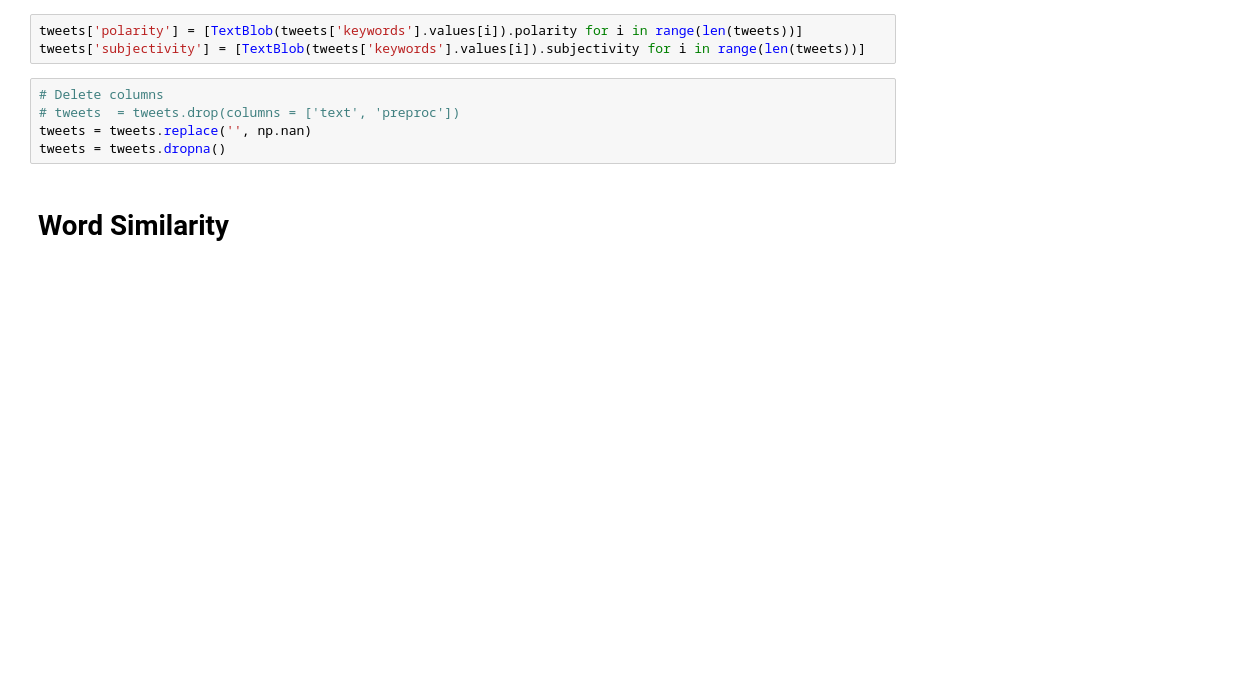
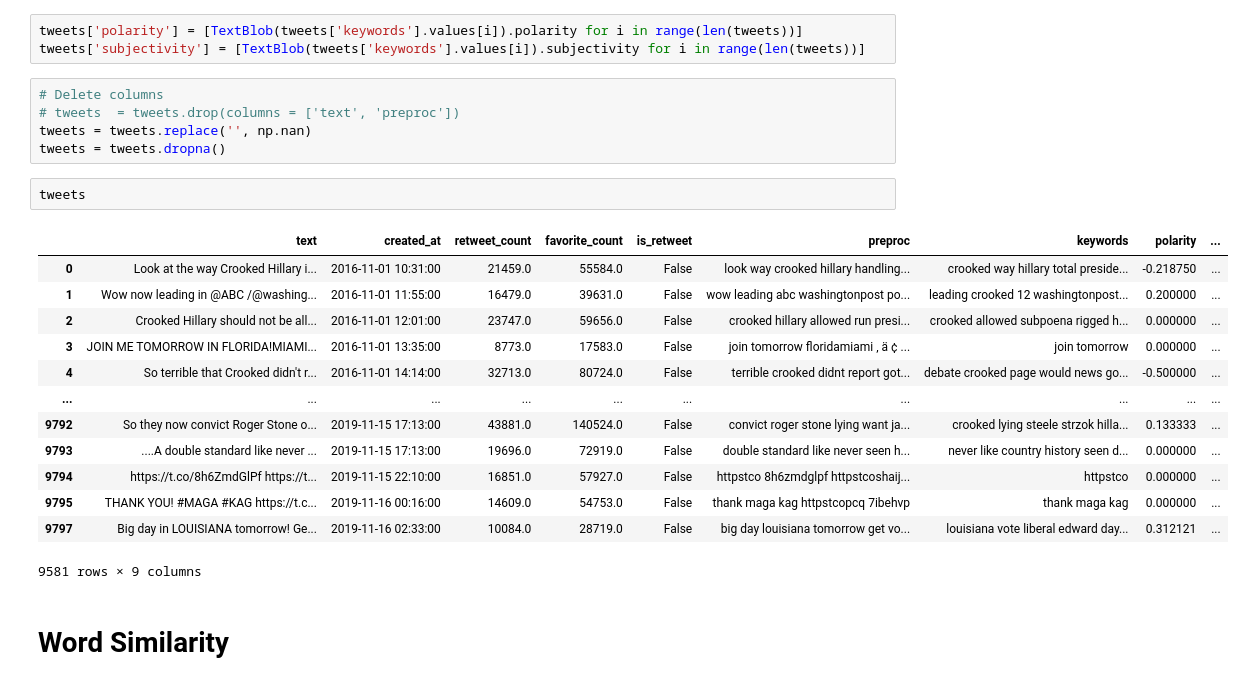
Before and after one commit to blue46jhl/CS109A-Final-Project, a Jupyter notebook: Preprocessing_James_Sam.ipynb, the cells around one changed output. Cells and saved outputs as stored; diff of their text form; blank space fills up the shorter version.

```diff
--- a/Preprocessing_James_Sam.ipynb
+++ b/Preprocessing_James_Sam.ipynb
@@ -111,6 +111,22 @@ tweets['subjectivity'] = [TextBlob(tweets['keywords'].values[i]).subjectivity fo
 # tweets  = tweets.drop(columns = ['text', 'preproc'])
 tweets = tweets.replace('', np.nan)
 tweets = tweets.dropna()
+# %%
+tweets
+# %% [output]
+|  | text | created_at | retweet_count | favorite_count | is_retweet | preproc | keywords | polarity | ... |
+| 0 | Look at the way Crooked Hillary i... | 2016-11-01 10:31:00 | 21459.0 | 55584.0 | False | look way crooked hillary handling... | crooked way hillary total preside... | -0.218750 | ... |
+| 1 | Wow now leading in @ABC /@washing... | 2016-11-01 11:55:00 | 16479.0 | 39631.0 | False | wow leading abc washingtonpost po... | leading crooked 12 washingtonpost... | 0.200000 | ... |
+| 2 | Crooked Hillary should not be all... | 2016-11-01 12:01:00 | 23747.0 | 59656.0 | False | crooked hillary allowed run presi... | crooked allowed subpoena rigged h... | 0.000000 | ... |
+| 3 | JOIN ME TOMORROW IN FLORIDA!MIAMI... | 2016-11-01 13:35:00 | 8773.0 | 17583.0 | False | join tomorrow floridamiami ‚ ä ¢ ... | join tomorrow | 0.000000 | ... |
+| 4 | So terrible that Crooked didn't r... | 2016-11-01 14:14:00 | 32713.0 | 80724.0 | False | terrible crooked didnt report got... | debate crooked page would news go... | -0.500000 | ... |
+| ... | ... | ... | ... | ... | ... | ... | ... | ... | ... |
+| 9792 | So they now convict Roger Stone o... | 2019-11-15 17:13:00 | 43881.0 | 140524.0 | False | convict roger stone lying want ja... | crooked lying steele strzok hilla... | 0.133333 | ... |
+| 9793 | ....A double standard like never ... | 2019-11-15 17:13:00 | 19696.0 | 72919.0 | False | double standard like never seen h... | never like country history seen d... | 0.000000 | ... |
+| 9794 | https://t.co/8h6ZmdGlPf https://t... | 2019-11-15 22:10:00 | 16851.0 | 57927.0 | False | httpstco 8h6zmdglpf httpstcoshaij... | httpstco | 0.000000 | ... |
+| 9795 | THANK YOU! #MAGA #KAG https://t.c... | 2019-11-16 00:16:00 | 14609.0 | 54753.0 | False | thank maga kag httpstcopcq 7ibehvp | thank maga kag | 0.000000 | ... |
+| 9797 | Big day in LOUISIANA tomorrow! Ge... | 2019-11-16 02:33:00 | 10084.0 | 28719.0 | False | big day louisiana tomorrow get vo... | louisiana vote liberal edward day... | 0.312121 | ... |
+9581 rows × 9 columns
 # %% [markdown]
 # Word Similarity
 # %%
```
Also changed, not shown: parts of 6 cells of this notebook.
